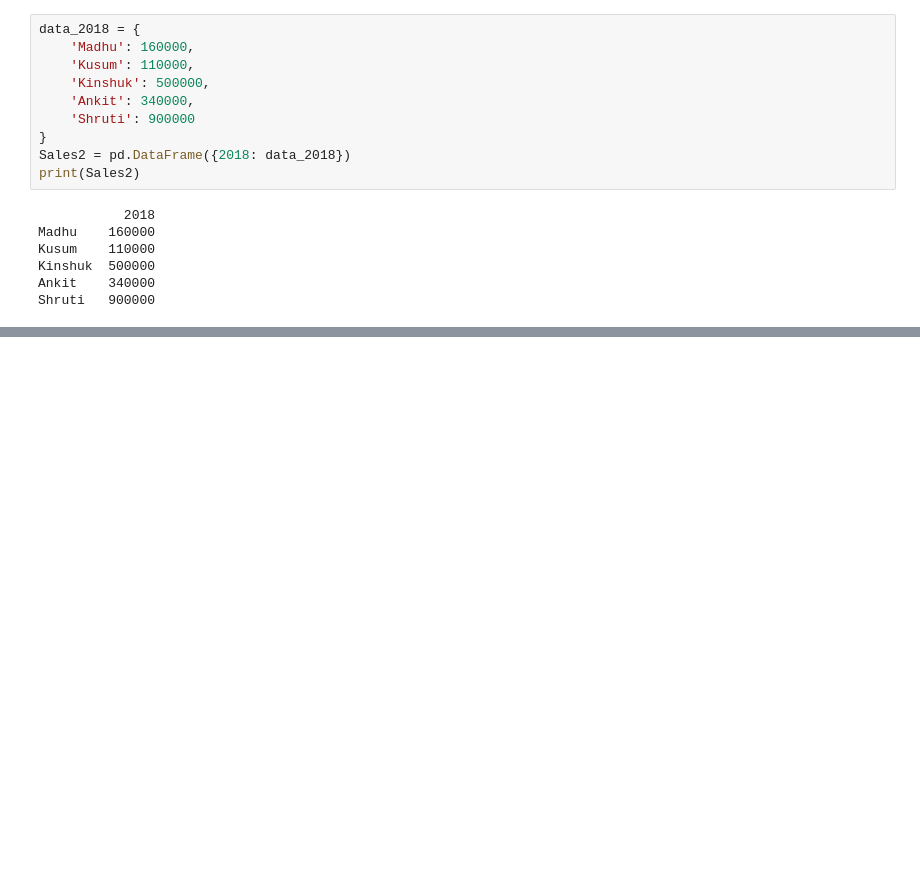
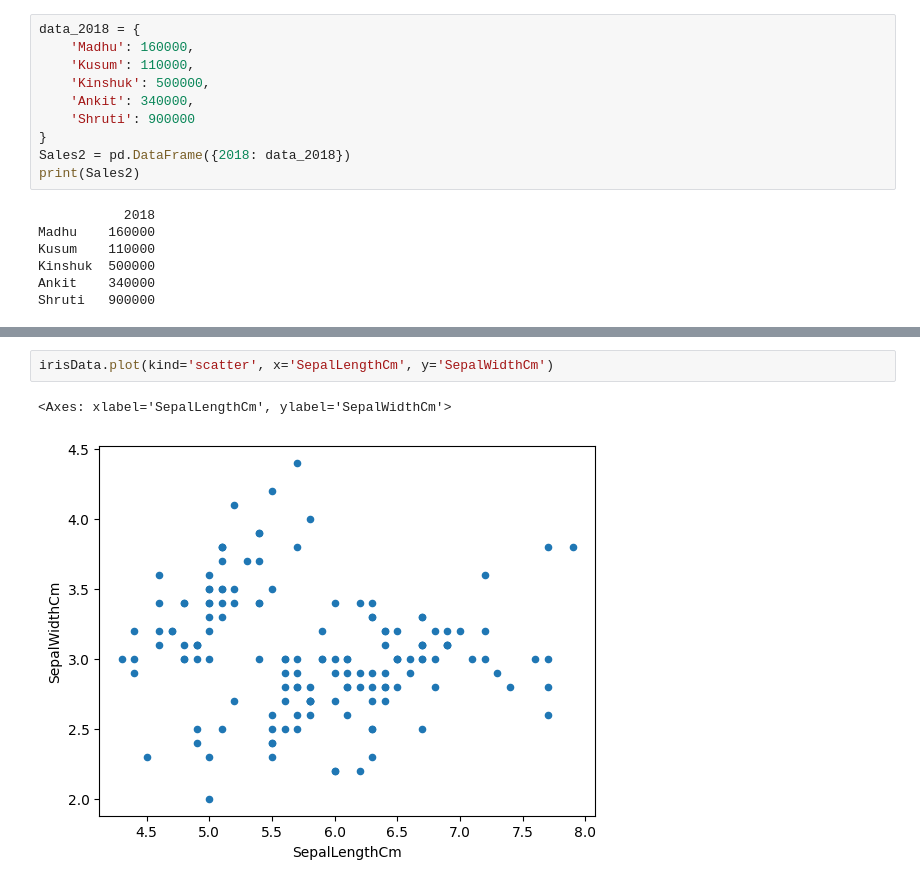
Before and after one commit to NikhilGeorge01/ML-Prac, a Jupyter notebook: ML_Practice.ipynb, the cells around one changed output, grey strips where cells are left out. Saved outputs shown, nothing was run; the diff lists cells and outputs as text; blank space fills up the shorter version.

```diff
--- a/ML_Practice.ipynb
+++ b/ML_Practice.ipynb
@@ -90,0 +320,5 @@ ok
+# %%
+irisData.plot(kind='scatter', x='SepalLengthCm', y='SepalWidthCm')
+# %% [output]
+<Axes: xlabel='SepalLengthCm', ylabel='SepalWidthCm'>
+[figure, added]
```
Also changed, not shown: parts of 46 cells of this notebook.
